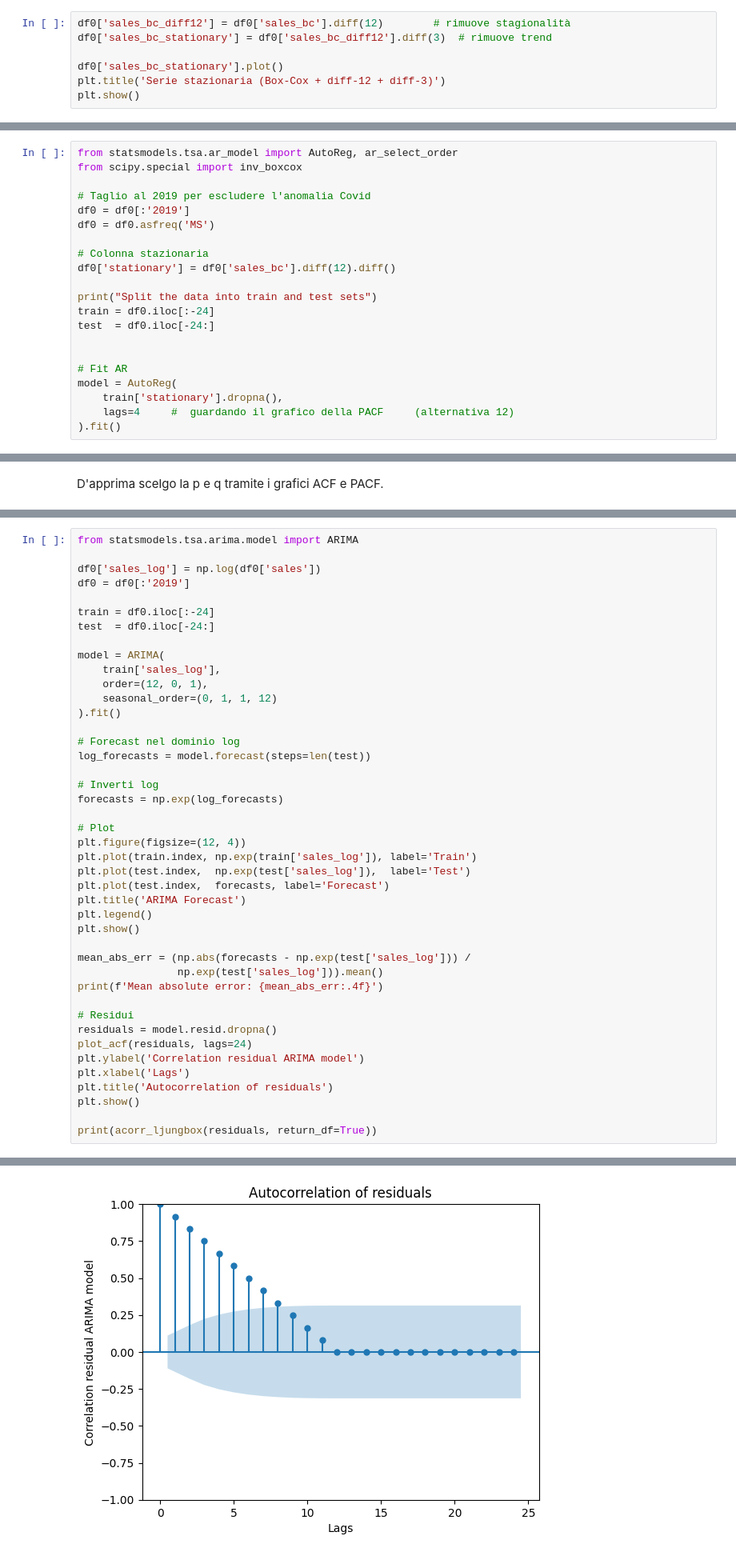
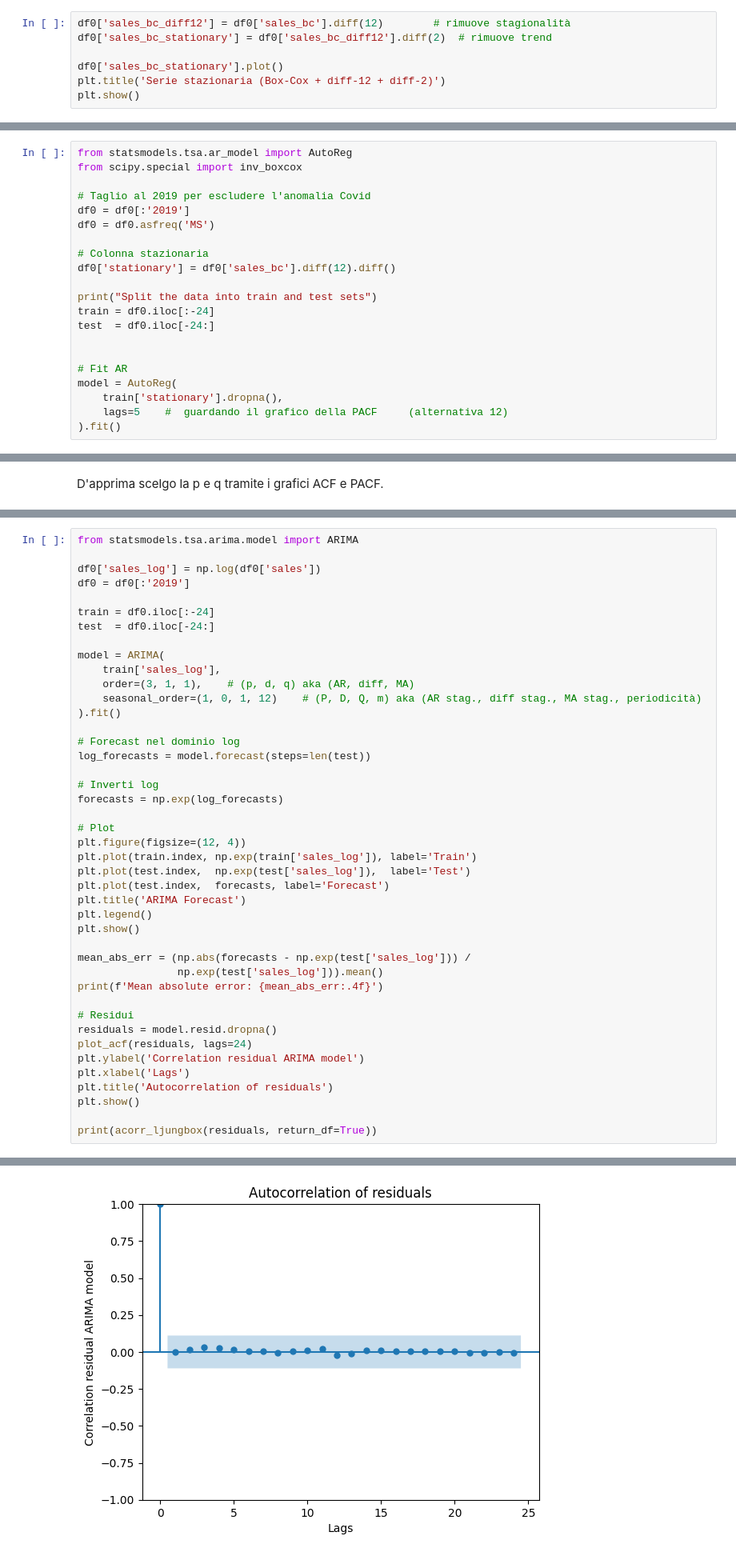
Before and after one commit to Bit-Pitt/BDA, a Jupyter notebook: TS.ipynb, the cells around one changed output, grey strips where cells are left out. Shown at 80% size. Drawn from its saved outputs; the diff is of its cells as text.

```diff
--- a/TS.ipynb
+++ b/TS.ipynb
@@ -113,9 +115,9 @@ Lambda Box-Cox stimato: 0.2561
 Rimuovo  stagionalità (diff-12) e successivamente trend (diff-2).
 # %%
 df0['sales_bc_diff12'] = df0['sales_bc'].diff(12)        # rimuove stagionalità
-df0['sales_bc_stationary'] = df0['sales_bc_diff12'].diff(3)  # rimuove trend
+df0['sales_bc_stationary'] = df0['sales_bc_diff12'].diff(2)  # rimuove trend
 
 df0['sales_bc_stationary'].plot()
-plt.title('Serie stazionaria (Box-Cox + diff-12 + diff-3)')
+plt.title('Serie stazionaria (Box-Cox + diff-12 + diff-2)')
 plt.show()
 # %% [output]
@@ -189,7 +193,7 @@ Split train e test --> per ragioni predittive ho eliminato gli ultimi 5 anni che
 
 Fit con lag deciso guardando il grafico
 # %%
-from statsmodels.tsa.ar_model import AutoReg, ar_select_order
+from statsmodels.tsa.ar_model import AutoReg
 from scipy.special import inv_boxcox
 
 # Taglio al 2019 per escludere l'anomalia Covid
@@ -207,7 +211,7 @@ test  = df0.iloc[-24:]
 # Fit AR
 model = AutoReg(
     train['stationary'].dropna(),
-    lags=4     #  guardando il grafico della PACF     (alternativa 12)
+    lags=5    #  guardando il grafico della PACF     (alternativa 12)
 ).fit()
 # %% [output]
 Split the data into train and test sets
@@ -317,8 +323,8 @@ test  = df0.iloc[-24:]
 
 model = ARIMA(
     train['sales_log'],
-    order=(12, 0, 1),
-    seasonal_order=(0, 1, 1, 12)
+    order=(3, 1, 1),    # (p, d, q) aka (AR, diff, MA)
+    seasonal_order=(1, 0, 1, 12)    # (P, D, Q, m) aka (AR stag., diff stag., MA stag., periodicità)
 ).fit()
 
 # Forecast nel dominio log
@@ -355 +361 @@ Mean absolute error: 0.0317
-[figure, old version]
+[figure, new version]
```
Also changed, not shown: parts of 21 cells of this notebook.
